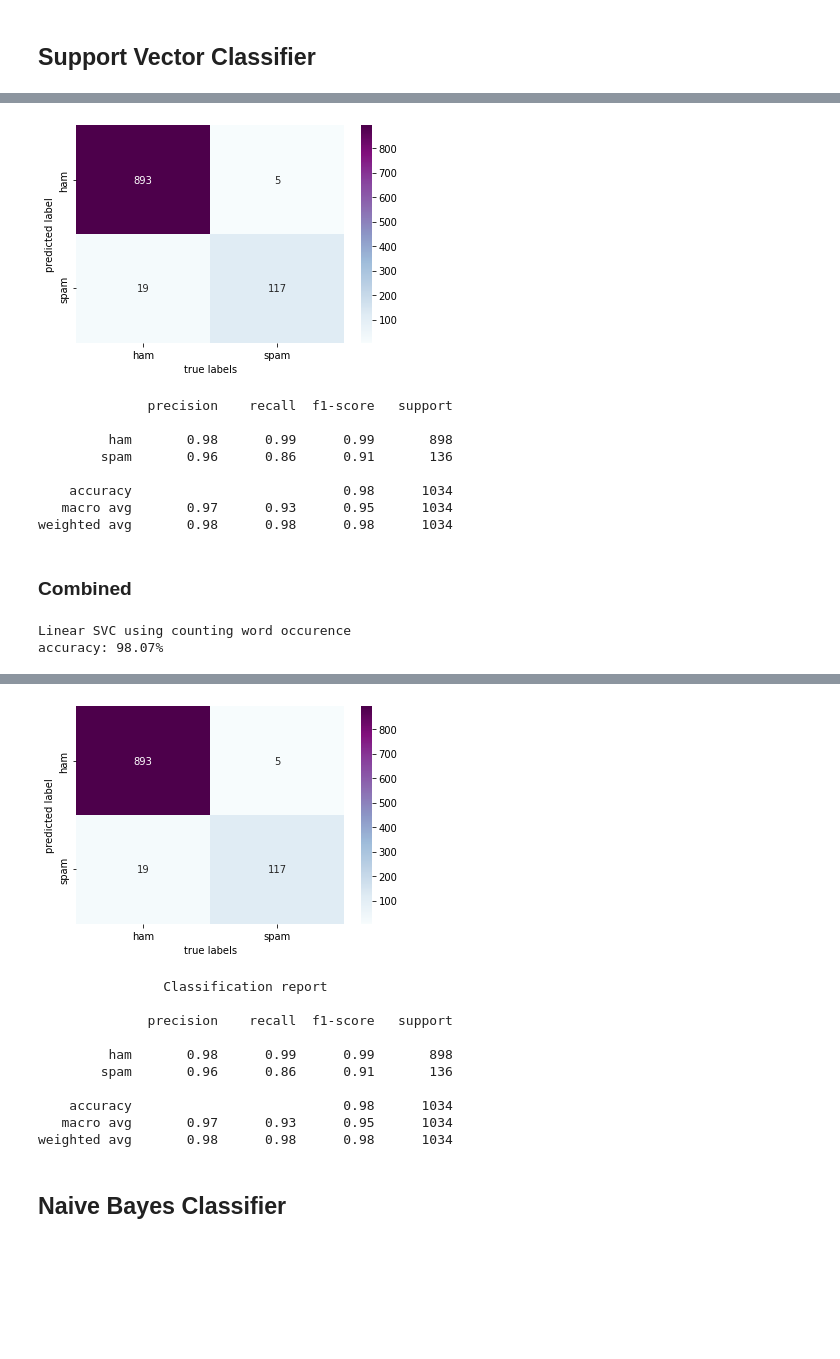
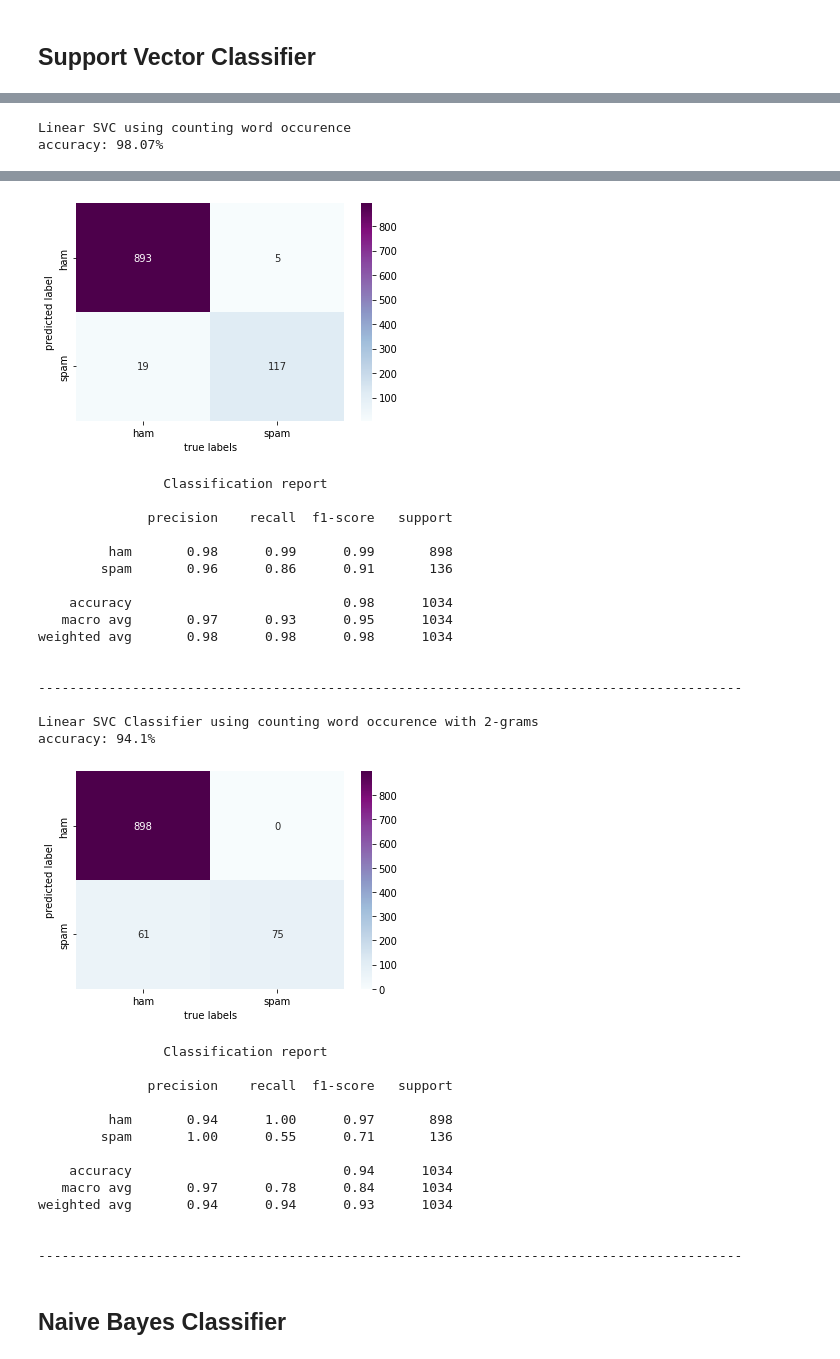
Before and after one commit to sha863/MSc-Dissertation-2022, a Jupyter notebook: Spam_email_detection.ipynb, the cells around one changed output, grey strips where cells are left out. Drawn from its saved outputs; the diff is of its cells as text; code cells hidden in the pictures; blank space fills up the shorter version.

```diff
--- a/Spam_email_detection.ipynb
+++ b/Spam_email_detection.ipynb
@@ -292,27 +202,3 @@ accuracy: 97.68%
-# %%
-x_axis_labels = ["ham", "spam"]
-y_axis_labels = ["ham", "spam"]
-
-sns.heatmap(confusion_matrix(y_test, prediction), annot=True, fmt="d", cmap='BuPu', xticklabels=x_axis_labels, yticklabels=y_axis_labels)
-plt.xlabel("true labels")
-plt.ylabel("predicted label")
-
-plt.show()
-# %% [output]
-[figure, removed]
-# %%
-print(classification_report(y_test, prediction))
-# %% [output]
-              precision    recall  f1-score   support
-
-         ham       0.98      0.99      0.99       898
-        spam       0.96      0.86      0.91       136
-
-    accuracy                           0.98      1034
-   macro avg       0.97      0.93      0.95      1034
-weighted avg       0.98      0.98      0.98      1034
-# %% [markdown]
-### Combined
 # %%
 print('\033[1mLinear SVC using counting word occurence   \033[0m')
 
@@ -390,6 +276,33 @@ plt.show()
 print("\n")
 print("\t\tClassification report\n")
 print(classification_report(y_test, prediction))
+print("\n------------------------------------------------------------------------------------------\n")
+print('\033[1mLinear SVC Classifier using counting word occurence with 2-grams   \033[0m')
+
+# Split Dataset for training and testing
+x_train,x_test,y_train,y_test = train_test_split(data['text'], data.label, test_size=0.2, random_state=41)
+
+pipe = Pipeline([('vect', CountVectorizer(ngram_range=(2,2))), # Converts text into numeric format to feed in models
+                 ('model', LinearSVC())]) # Model Classifier
+
+# Fitting of pipeline
+model = pipe.fit(x_train, y_train)
+prediction = model.predict(x_test)
+
+print("accuracy: {}%".format(round(accuracy_score(y_test, prediction)*100,2)))
+
+x_axis_labels = ["ham", "spam"]
+y_axis_labels = ["ham", "spam"]
+
+sns.heatmap(confusion_matrix(y_test, prediction), annot=True, fmt="d", cmap='BuPu', xticklabels=x_axis_labels, yticklabels=y_axis_labels)
+plt.xlabel("true labels")
+plt.ylabel("predicted label")
+
+plt.show()
+print("\n")
+print("\t\tClassification report\n")
+print(classification_report(y_test, prediction))
+print("\n------------------------------------------------------------------------------------------\n")
 # %% [output]
 Linear SVC using counting word occurence
 accuracy: 98.07%
@@ -411,32 +324,52 @@ weighted avg       0.98      0.98      0.98      1034
 Linear SVC using normalized count occurence
 accuracy: 97.68%
 [figure]
                 Classification report
 
               precision    recall  f1-score   support
 
          ham       0.98      0.99      0.99       898
         spam       0.95      0.87      0.91       136
 
     accuracy                           0.98      1034
    macro avg       0.97      0.93      0.95      1034
 weighted avg       0.98      0.98      0.98      1034
 
 
 --------------------------------------------------------------------------------------------
 
 Linear SVC using TFIDF
 accuracy: 97.68%
 [figure]
                 Classification report
 
               precision    recall  f1-score   support
 
          ham       0.98      0.99      0.99       898
         spam       0.96      0.86      0.91       136
 
     accuracy                           0.98      1034
    macro avg       0.97      0.93      0.95      1034
 weighted avg       0.98      0.98      0.98      1034
+
+
+------------------------------------------------------------------------------------------
+
+Linear SVC Classifier using counting word occurence with 2-grams
+accuracy: 94.1%
+[figure, added]
+                Classification report
+
+              precision    recall  f1-score   support
+
+         ham       0.94      1.00      0.97       898
+        spam       1.00      0.55      0.71       136
+
+    accuracy                           0.94      1034
+   macro avg       0.97      0.78      0.84      1034
+weighted avg       0.94      0.94      0.93      1034
+
+
+------------------------------------------------------------------------------------------
 # %% [markdown]
 ## Naive Bayes Classifier
```
Also changed, not shown: parts of 44 cells of this notebook.
